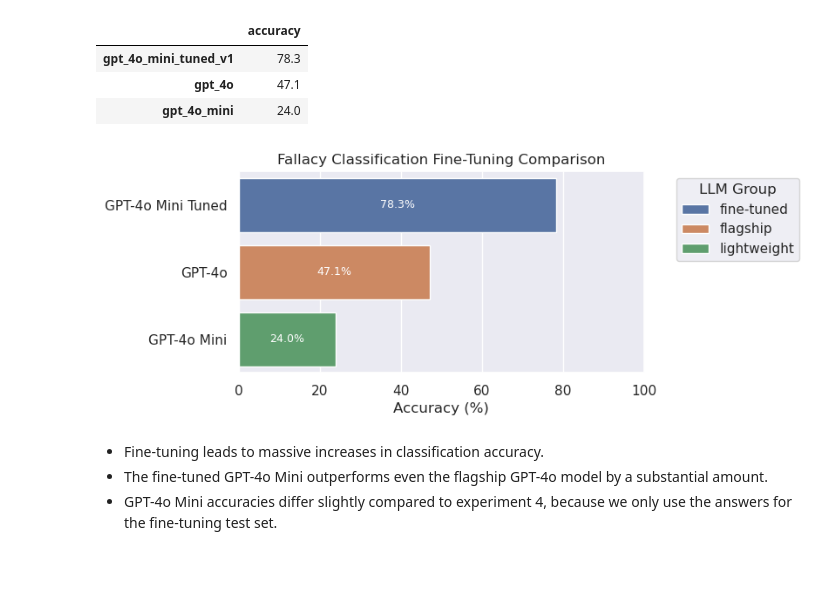
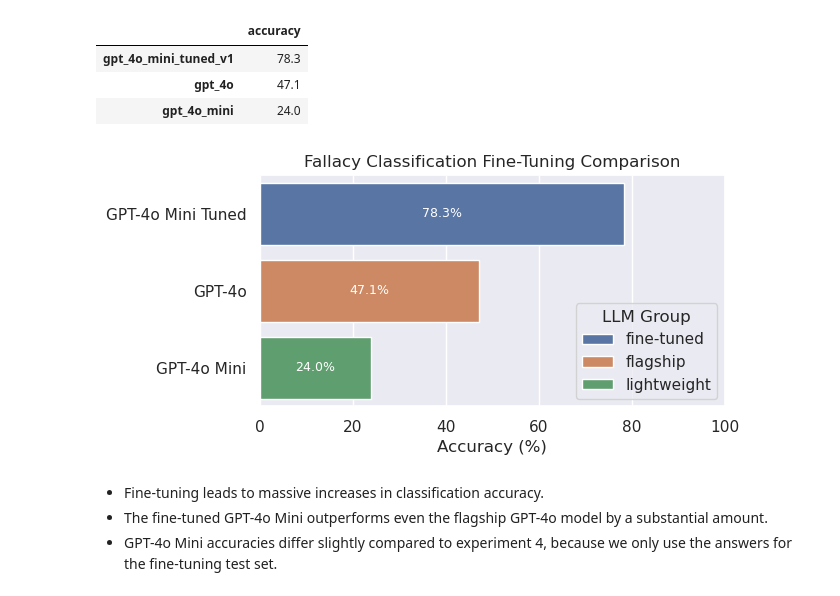
Before and after one commit to aimfeld/fallacy-detection, a Jupyter notebook: fallacy-classification.ipynb, the cells around one changed output. Saved outputs shown, nothing was run; the diff lists cells and outputs as text; code cells hidden in the pictures; blank space fills up the shorter version.

```diff
--- a/fallacy-classification.ipynb
+++ b/fallacy-classification.ipynb
@@ -312,16 +332,17 @@ df_global_accuracies_e5.round(1)
 # %%
 plot_accuracies(
     data=add_llm_info(df_global_accuracies_e5),
     figsize=(6, 3),
     title='Fallacy Classification Fine-Tuning Comparison',
     hue='llm_group',
     legend_title='LLM Group',
-    legend_anchor=(1.4, 1),
+    legend_loc='lower right',
+    legend_anchor=(1, 0),
     order=[llm.label for llm in [LLM.GPT_4O_MINI_TUNED, LLM.GPT_4O, LLM.GPT_4O_MINI]],
     annotate=True,
 )
 # %% [output]
-[figure, old version]
+[figure, new version]
 # %% [markdown]
 - Fine-tuning leads to massive increases in classification accuracy.
 - The fine-tuned GPT-4o Mini outperforms even the flagship GPT-4o model by a substantial amount.
```
Also changed, not shown: parts of 18 cells of this notebook, 5 other files.
